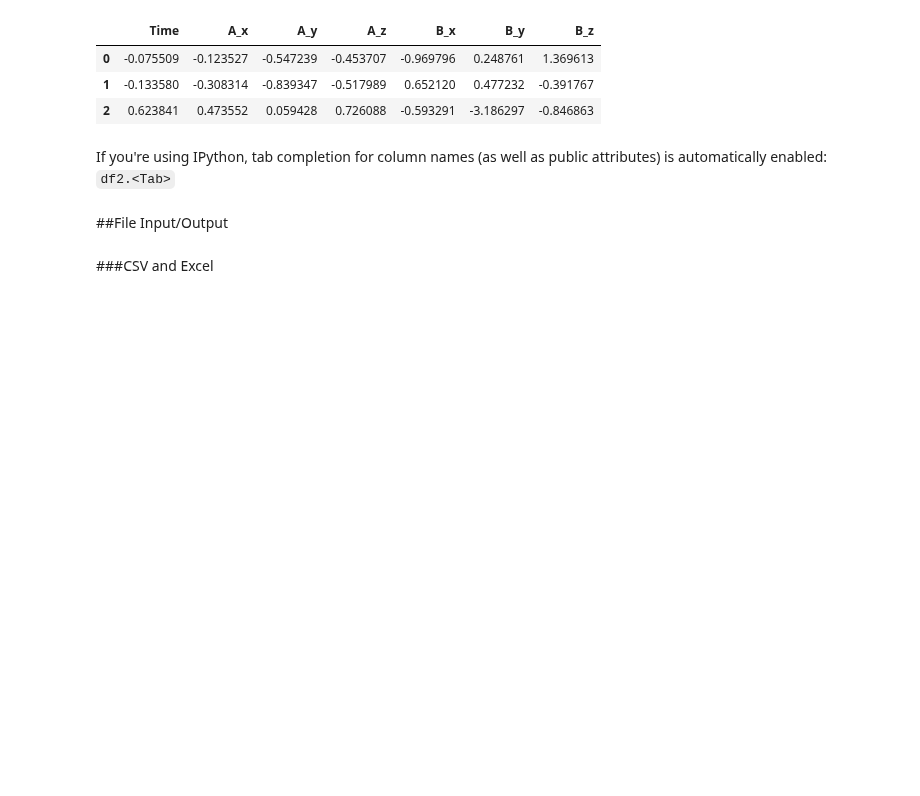
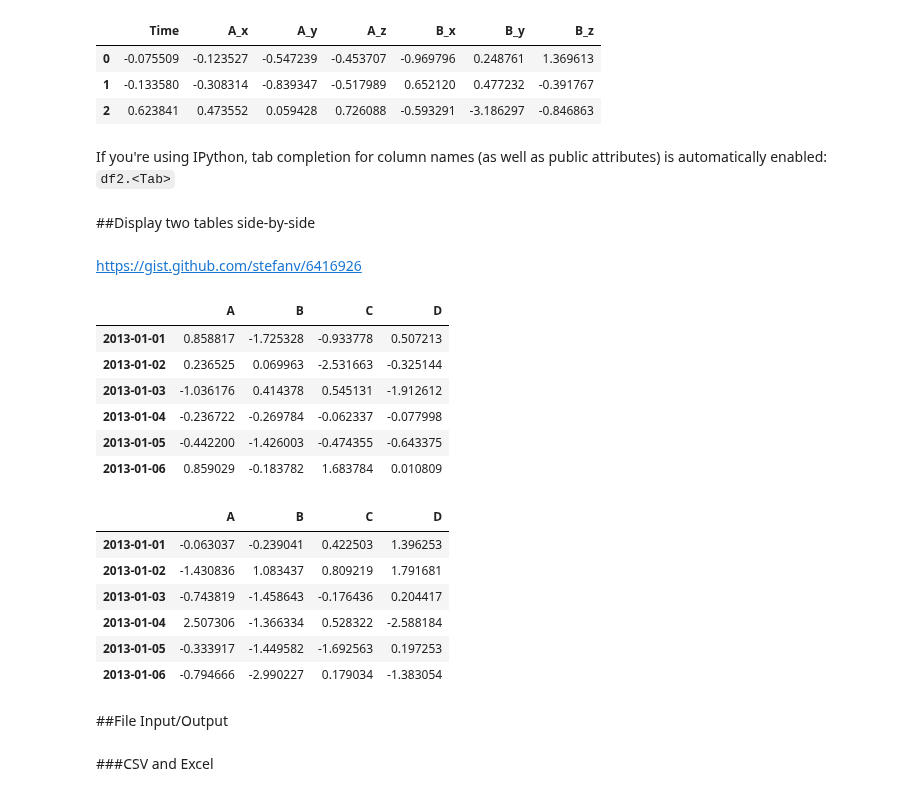
Before and after one commit to NelisW/PythonNotesToSelf, a Jupyter notebook: PandasCheatSheet.ipynb, the cells around one changed output. Drawn from its saved outputs; the diff is of its cells as text; code cells hidden in the pictures; blank space fills up the shorter version.

Commit message:
Added example of how to print two tables side-by-side

```diff
--- a/PandasCheatSheet.ipynb
+++ b/PandasCheatSheet.ipynb
@@ -243,6 +246,40 @@ makeFromString(content)
 # %% [markdown]
 If you're using IPython, tab completion for column names (as well as public attributes) is automatically enabled:
     `df2.<Tab>`
+# %% [markdown]
+##Display two tables side-by-side
+# %% [markdown]
+<https://gist.github.com/stefanv/6416926>
+# %%
+class side_by_side():
+    def __init__(self, *frames):
+        self.frames = frames
+
+    def _repr_html_(self):
+        width = 100. / len(self.frames)
+
+        s = ""
+        for f in self.frames:
+            s += "<div style='float: left;'>%s</div>" % f._repr_html_()
+
+        return s
+# %%
+side_by_side(makeDateRand(), makeDateRand())
+# %% [output]
+|  | A | B | C | D |
+| 2013-01-01 | 0.858817 | -1.725328 | -0.933778 | 0.507213 |
+| 2013-01-02 | 0.236525 | 0.069963 | -2.531663 | -0.325144 |
+| 2013-01-03 | -1.036176 | 0.414378 | 0.545131 | -1.912612 |
+| 2013-01-04 | -0.236722 | -0.269784 | -0.062337 | -0.077998 |
+| 2013-01-05 | -0.442200 | -1.426003 | -0.474355 | -0.643375 |
+| 2013-01-06 | 0.859029 | -0.183782 | 1.683784 | 0.010809 |
+|  | A | B | C | D |
+| 2013-01-01 | -0.063037 | -0.239041 | 0.422503 | 1.396253 |
+| 2013-01-02 | -1.430836 | 1.083437 | 0.809219 | 1.791681 |
+| 2013-01-03 | -0.743819 | -1.458643 | -0.176436 | 0.204417 |
+| 2013-01-04 | 2.507306 | -1.366334 | 0.528322 | -2.588184 |
+| 2013-01-05 | -0.333917 | -1.449582 | -1.692563 | 0.197253 |
+| 2013-01-06 | -0.794666 | -2.990227 | 0.179034 | -1.383054 |
 # %% [markdown]
 ##File Input/Output
 # %% [markdown]
```
Also changed, not shown: parts of 3 cells of this notebook.
